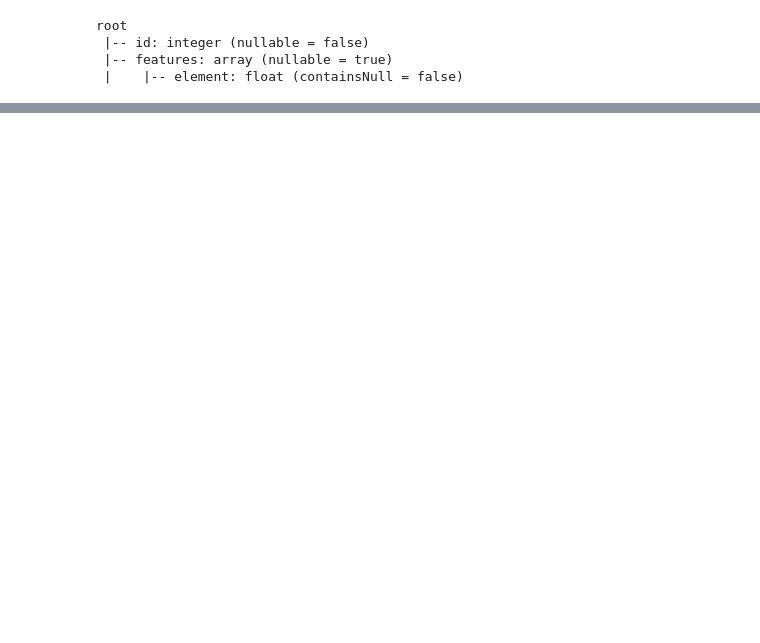
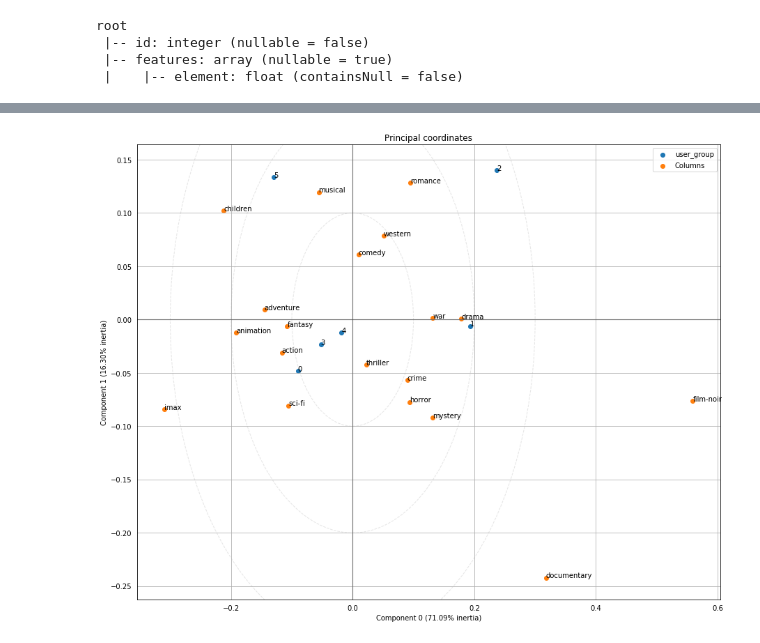
Before and after one commit to joalelg/DataScience, a Jupyter notebook: Spark/SparkMLlib/ColaborativeFiltering/ColaborativeFiltering.ipynb, the cells around one changed output, grey strips where cells are left out. Drawn from its saved outputs; the diff is of its cells as text; code cells hidden in the pictures; blank space fills up the shorter version.

```diff
--- a/Spark/SparkMLlib/ColaborativeFiltering/ColaborativeFiltering.ipynb
+++ b/Spark/SparkMLlib/ColaborativeFiltering/ColaborativeFiltering.ipynb
@@ -302,0 +524,9 @@ model_pd.tail()
+# %%
+total_genres = len(pipelineFit.stages[1].vocabulary)
+groups_genres_pd = movies_cv_vec.groupBy('user_group').agg(*[F.sum(movies_cv_vec.genres_vec.getItem(i))\
+                     .alias("v"+str(i)) for i in range(total_genres)]).toPandas()
+# %%
+groups_genres_pd.set_index('user_group', inplace=True)
+
+groups_genres_pd.columns = list(pipelineFit.stages[1].vocabulary)
+groups_genres_pd.sort_index().head(10)
@@ -302,0 +554,27 @@ model_pd.tail()
+# %%
+import prince
+ca = prince.CA(
+     n_components=2,
+     n_iter=3,
+     copy=True,
+     check_input=True,
+     engine='auto',
+     random_state=42
+     )
+
+ca = ca.fit(groups_genres_pd)
+# %%
+fig, ax1 = plt.subplots( figsize=(15,12) )
+ca.plot_coordinates(
+         X=groups_genres_pd,
+         ax=ax1,
+         figsize=(6, 6),
+         x_component=0,
+         y_component=1,
+         show_row_labels=True,
+         show_col_labels=True)
+for radio in [.1,.2,.3]:
+    ax1.add_artist( plt.Circle((0, 0), radio, linestyle = '--', color='gray', alpha=0.2, fill=False))
+plt.show()
+# %% [output]
+[figure, added]
```
Also changed, not shown: parts of 53 cells of this notebook.
